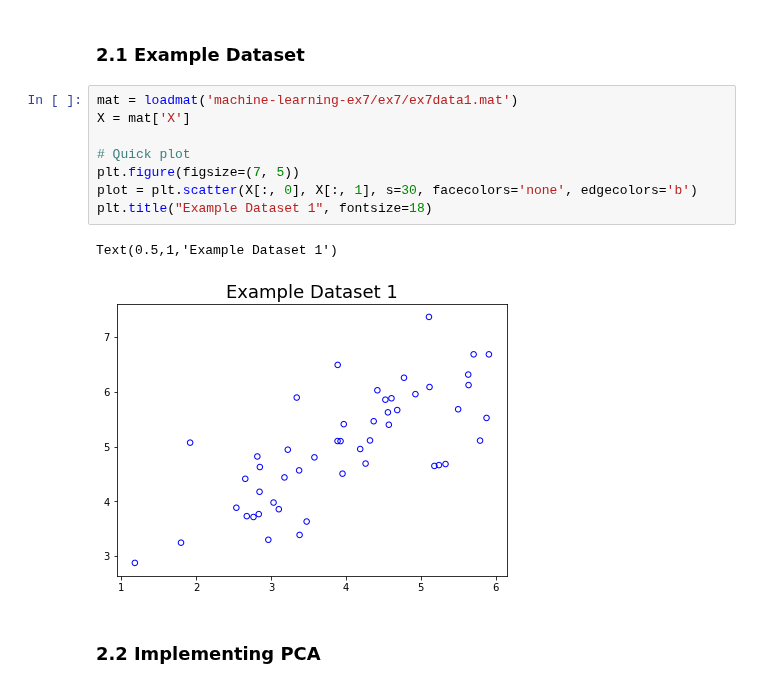
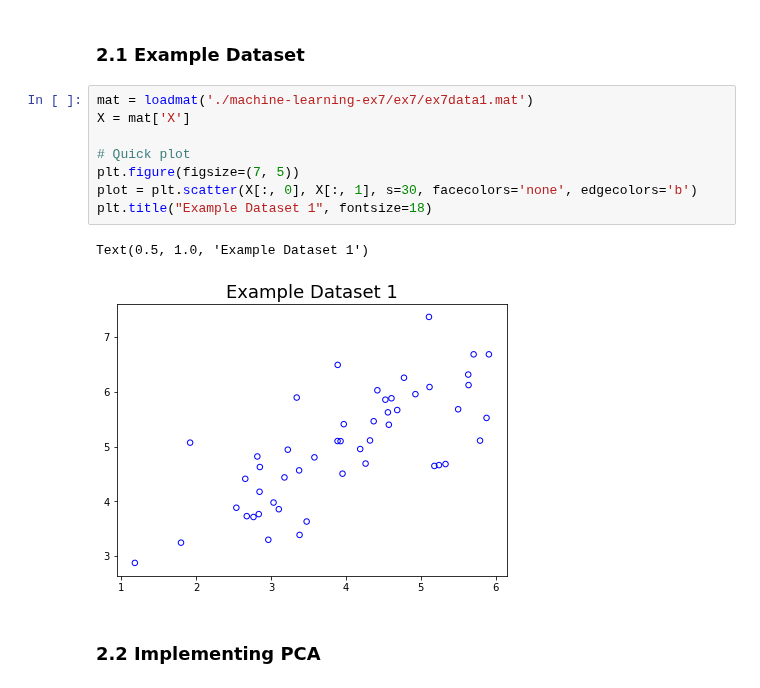
Before and after one commit to vitaminac/maths, a Jupyter notebook: MachineLearning/MachineLearningCoursera/K-meansClusteringAndPrincipalComponentAnalysis.ipynb, the cells around one changed output. Saved outputs shown, nothing was run; the diff lists cells and outputs as text.

```diff
--- a/MachineLearning/MachineLearningCoursera/K-meansClusteringAndPrincipalComponentAnalysis.ipynb
+++ b/MachineLearning/MachineLearningCoursera/K-meansClusteringAndPrincipalComponentAnalysis.ipynb
@@ -197,16 +189,16 @@ compressed_image = compress(re0, 24)[0]
 # %% [markdown]
 ### 2.1 Example Dataset
 # %%
-mat = loadmat('machine-learning-ex7/ex7/ex7data1.mat')
+mat = loadmat('./machine-learning-ex7/ex7/ex7data1.mat')
 X = mat['X']
 
 # Quick plot
 plt.figure(figsize=(7, 5))
 plot = plt.scatter(X[:, 0], X[:, 1], s=30, facecolors='none', edgecolors='b')
 plt.title("Example Dataset 1", fontsize=18)
 # %% [output]
-Text(0.5,1,'Example Dataset 1')
+Text(0.5, 1.0, 'Example Dataset 1')
-[figure, old version]
+[figure, new version]
 # %% [markdown]
 ### 2.2 Implementing PCA
 # %%
```
Also changed, not shown: parts of 20 cells of this notebook, 22 other files.
